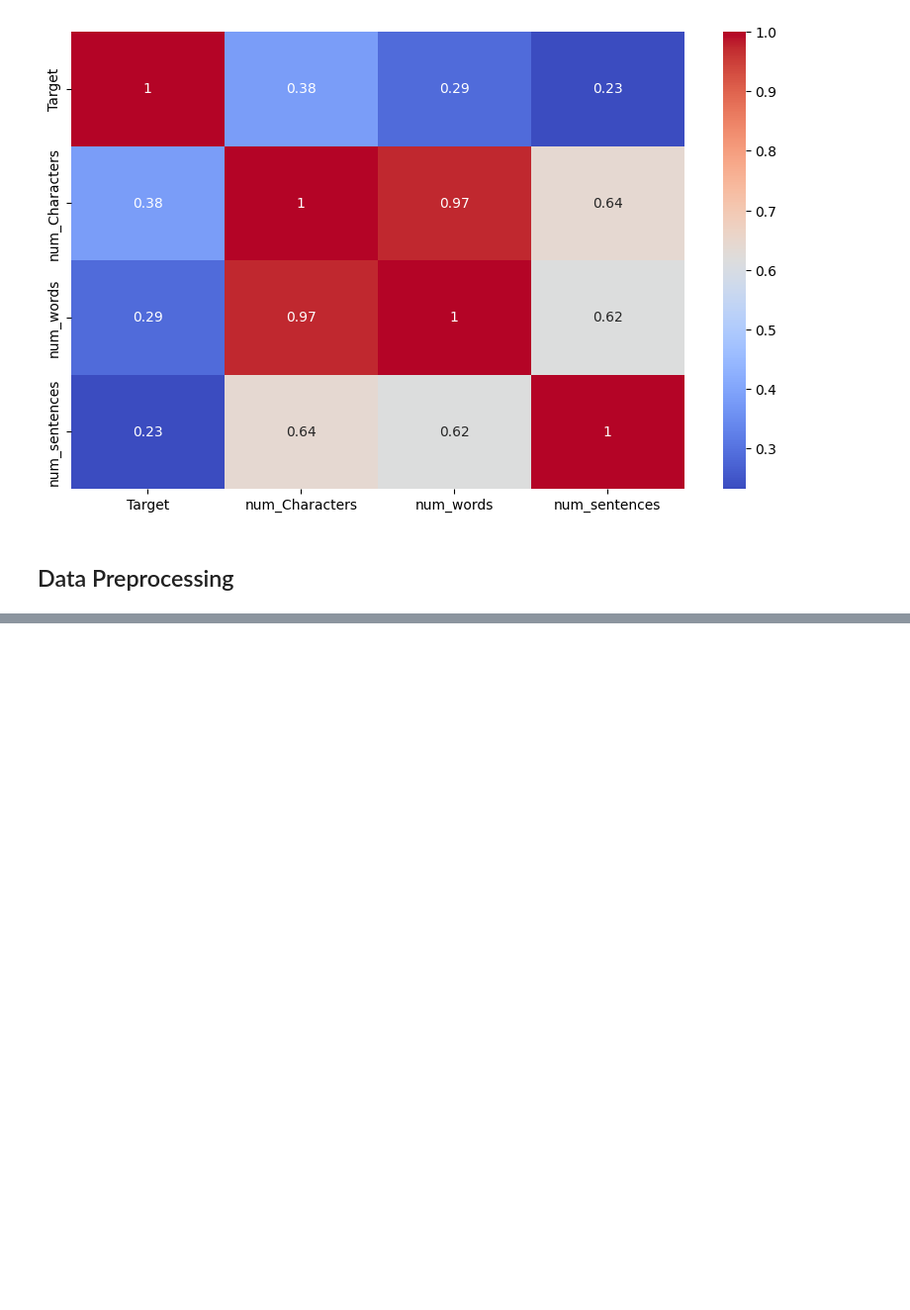
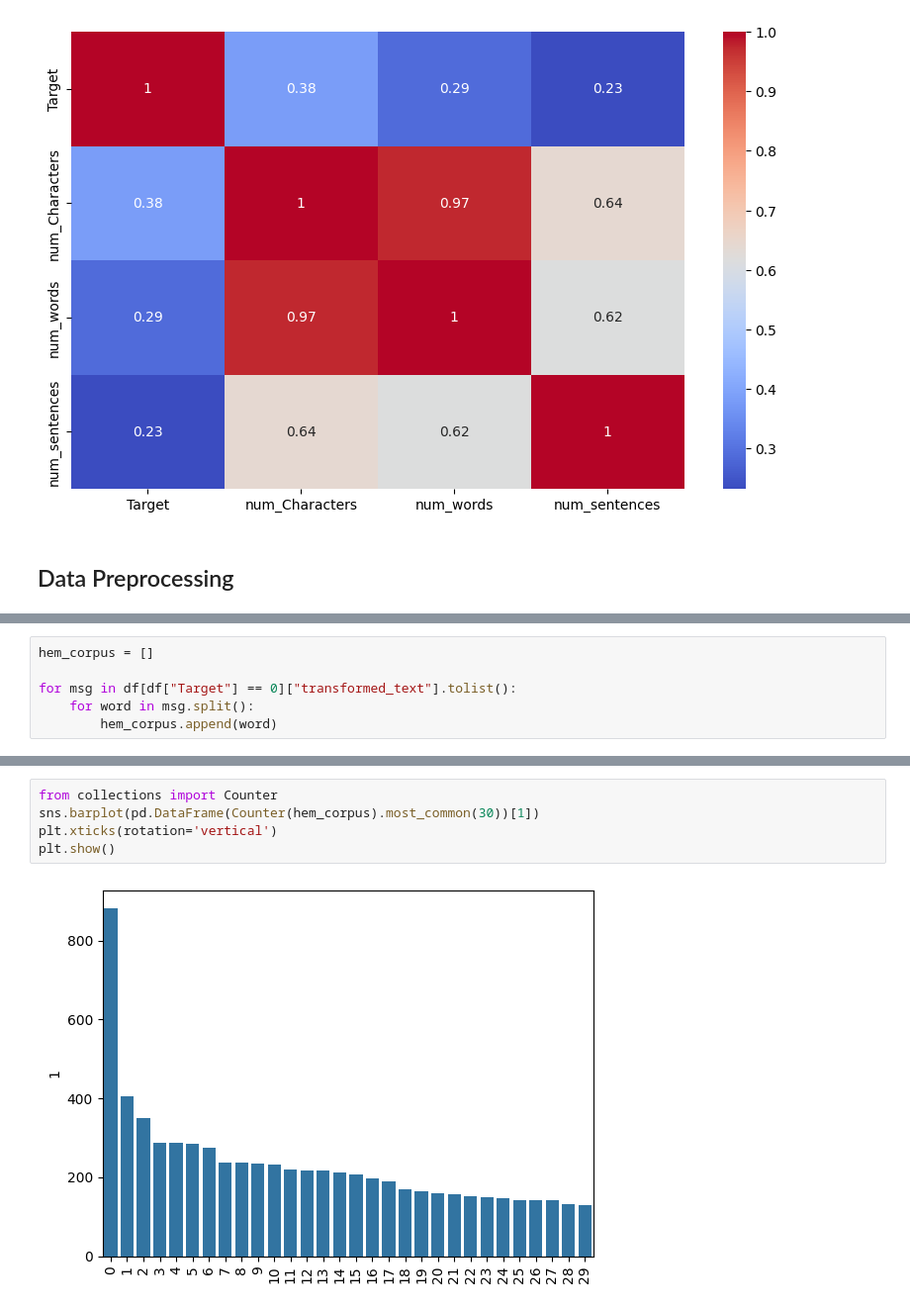
Before and after one commit to Its-Vikas-xd/Machine-Learning, a Jupyter notebook: Project/spam detection/Sms_Spam_Detection.ipynb, the cells around one changed output, grey strips where cells are left out. Shown at 99% size. Drawn from its saved outputs; the diff is of its cells as text; blank space fills up the shorter version.

```diff
--- a/Project/spam detection/Sms_Spam_Detection.ipynb
+++ b/Project/spam detection/Sms_Spam_Detection.ipynb
@@ -209,0 +315,6 @@ plt.show()
+# %%
+hem_corpus = []
+
+for msg in df[df["Target"] == 0]["transformed_text"].tolist():
+    for word in msg.split():
+        hem_corpus.append(word)
@@ -209,0 +325,7 @@ plt.show()
+# %%
+from collections import Counter
+sns.barplot(pd.DataFrame(Counter(hem_corpus).most_common(30))[1])
+plt.xticks(rotation='vertical')
+plt.show()
+# %% [output]
+[figure, added]
```
Also changed, not shown: parts of 21 cells of this notebook.
